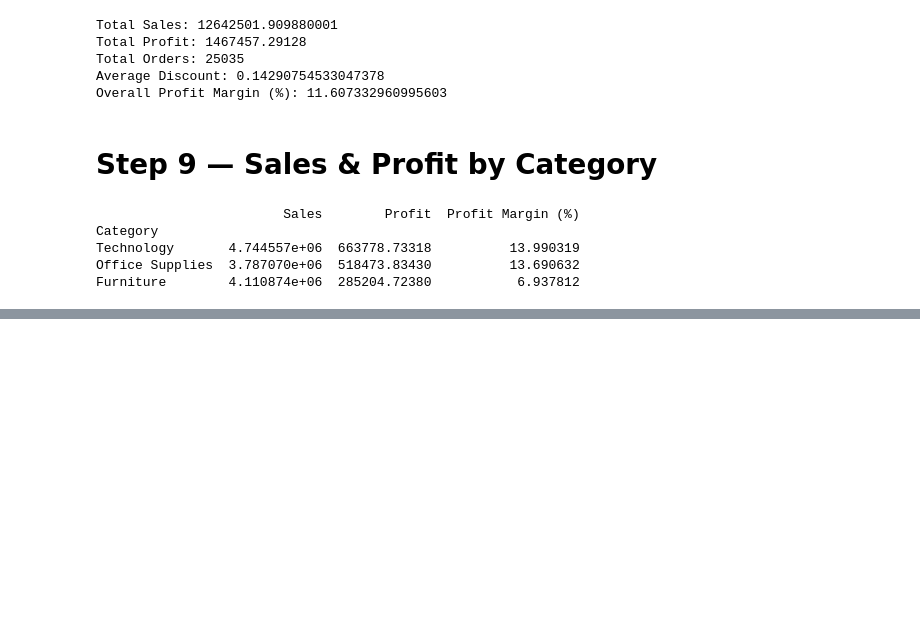
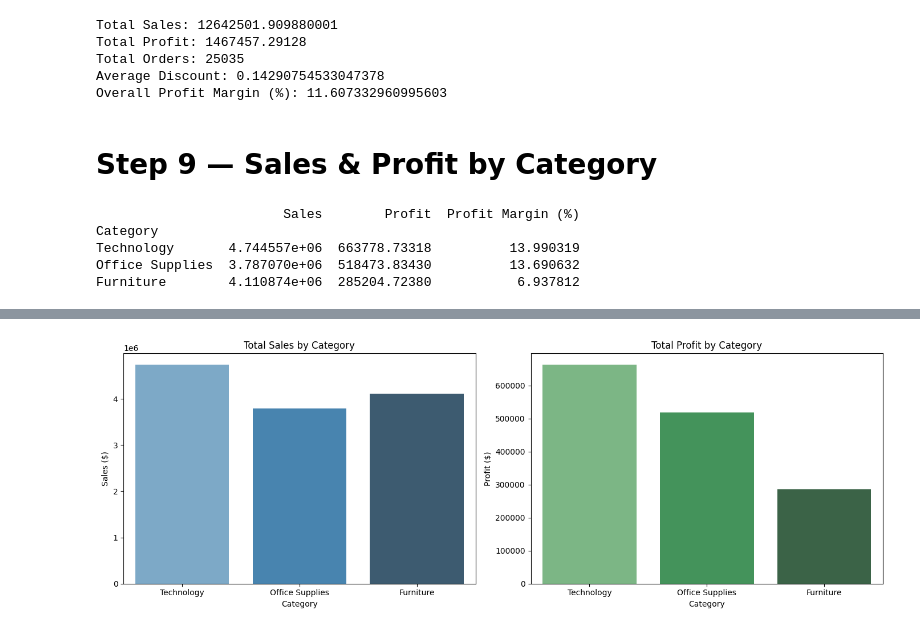
Before and after one commit to AiWriter404/Global-Superstore-Sales-Analysis, a Jupyter notebook: Global-Superstore-Sales-Analysis.ipynb, the cells around one changed output, grey strips where cells are left out. Cells and saved outputs as stored; diff of their text form; code cells hidden in the pictures; blank space fills up the shorter version.

```diff
--- a/Global-Superstore-Sales-Analysis.ipynb
+++ b/Global-Superstore-Sales-Analysis.ipynb
@@ -193,0 +221,15 @@ Furniture        4.110874e+06  285204.72380           6.937812
+# %%
+fig, axes = plt.subplots(1, 2, figsize=(14, 5))
+
+sns.barplot(x=category_summary.index, y=category_summary['Sales'], hue=category_summary.index, ax=axes[0], palette='Blues_d', legend=False)
+axes[0].set_title('Total Sales by Category')
+axes[0].set_ylabel('Sales ($)')
+
+sns.barplot(x=category_summary.index, y=category_summary['Profit'], hue=category_summary.index, ax=axes[1], palette='Greens_d', legend=False)
+axes[1].set_title('Total Profit by Category')
+axes[1].set_ylabel('Profit ($)')
+
+plt.tight_layout()
+plt.show()
+# %% [output]
+[figure, added]
```
Also changed, not shown: parts of 2 cells of this notebook.
